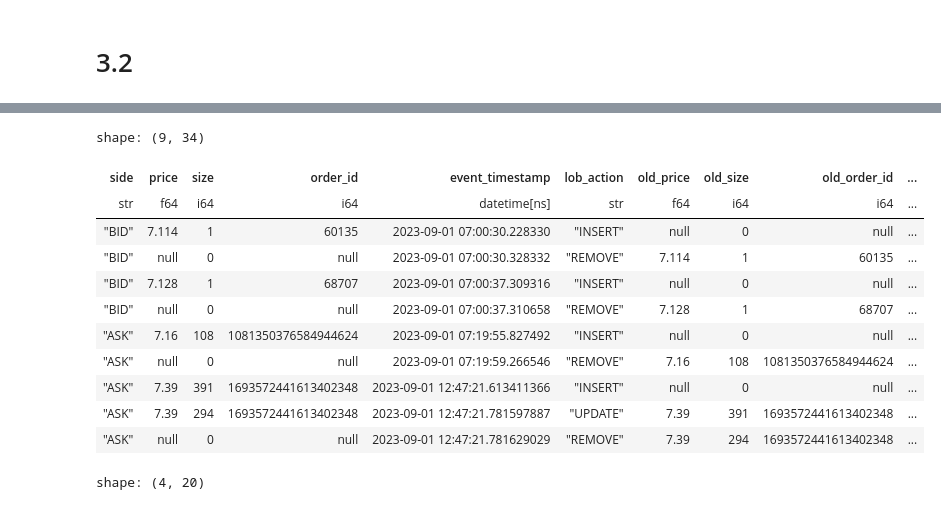
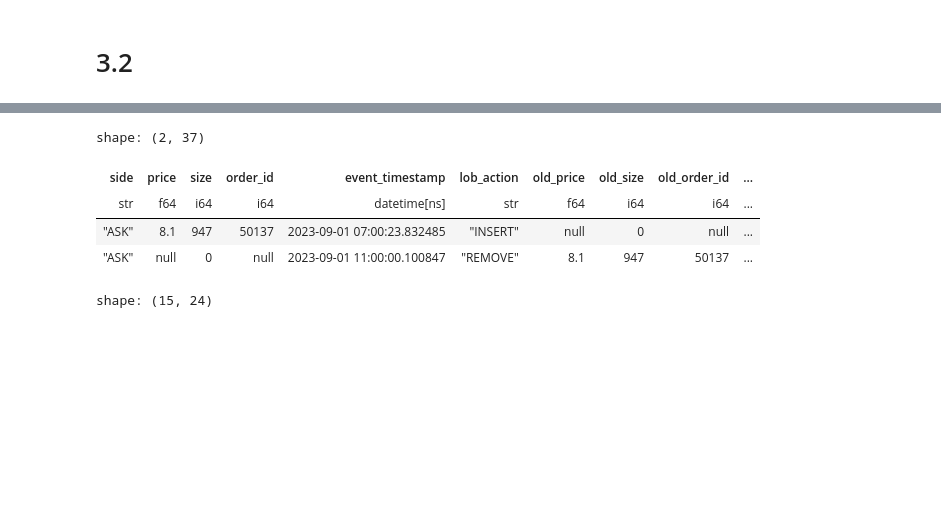
Before and after one commit to tsetsinaydenov/financial-data-science, a Jupyter notebook: main.ipynb, the cells around one changed output, grey strips where cells are left out. Saved outputs shown, nothing was run; the diff lists cells and outputs as text; code cells hidden in the pictures; blank space fills up the shorter version.

```diff
--- a/main.ipynb
+++ b/main.ipynb
@@ -338,29 +587,29 @@ shape: (10, 20)
 # %%
-test_ids = [68707, 60135, 1081350376584944624, 1693572441613402348] # [1693551612541526740, 1693551530008208487, 1693551623820260384]
+test_ids = [50137] # [1081350376584932672, 1428746]
+test_filter = pl.col("original_order_id").is_in(test_ids)
 
 quotes_inc_eu \
-    .filter(pl.col("original_order_id").is_in(test_ids)) \
+    .filter(test_filter) \
     .sort(by=[pl.col("original_order_id"), pl.col("event_timestamp")]) \
     .collect() \
-    .show(limit=10)
+    .show(limit=15)
 
 quotes_collapsed \
-    .filter(pl.col("original_order_id").is_in(test_ids)) \
+    .filter((pl.col("best_bid_price_at_insertion").is_null()) | (pl.col("best_ask_price_at_insertion").is_null())) \
     .collect() \
-    .show(limit=10)
+    # .show(limit=10)
+
+# test_filter3 = pl.col("size_at_insertion") < pl.col("execution_size") # pl.col("size_before_removal").is_between(pl.col("size_at_insertion"), pl.col("execution_size"), closed="none")
+# quotes_collapsed \
+#     .filter(test_filter3) \
+#     .collect() \
+#     .show(limit=10)
 # %% [output]
-shape: (9, 34)
+shape: (2, 37)
 | side | price | size | order_id | event_timestamp | lob_action | old_price | old_size | old_order_id | ... |
 | str | f64 | i64 | i64 | datetime[ns] | str | f64 | i64 | i64 | ... |
-| "BID" | 7.114 | 1 | 60135 | 2023-09-01 07:00:30.228330 | "INSERT" | null | 0 | null | ... |
-| "BID" | null | 0 | null | 2023-09-01 07:00:30.328332 | "REMOVE" | 7.114 | 1 | 60135 | ... |
-| "BID" | 7.128 | 1 | 68707 | 2023-09-01 07:00:37.309316 | "INSERT" | null | 0 | null | ... |
-| "BID" | null | 0 | null | 2023-09-01 07:00:37.310658 | "REMOVE" | 7.128 | 1 | 68707 | ... |
-| "ASK" | 7.16 | 108 | 1081350376584944624 | 2023-09-01 07:19:55.827492 | "INSERT" | null | 0 | null | ... |
-| "ASK" | null | 0 | null | 2023-09-01 07:19:59.266546 | "REMOVE" | 7.16 | 108 | 1081350376584944624 | ... |
-| "ASK" | 7.39 | 391 | 1693572441613402348 | 2023-09-01 12:47:21.613411366 | "INSERT" | null | 0 | null | ... |
-| "ASK" | 7.39 | 294 | 1693572441613402348 | 2023-09-01 12:47:21.781597887 | "UPDATE" | 7.39 | 391 | 1693572441613402348 | ... |
-| "ASK" | null | 0 | null | 2023-09-01 12:47:21.781629029 | "REMOVE" | 7.39 | 294 | 1693572441613402348 | ... |
+| "ASK" | 8.1 | 947 | 50137 | 2023-09-01 07:00:23.832485 | "INSERT" | null | 0 | null | ... |
+| "ASK" | null | 0 | null | 2023-09-01 11:00:00.100847 | "REMOVE" | 8.1 | 947 | 50137 | ... |
-shape: (4, 20)
+shape: (15, 24)
 | original_order_id | venue | insertion_date | removal_date | latest_event_timestamp | number_of_updates | ... |
 | i64 | str | datetime[ns] | datetime[ns] | datetime[ns] | u32 | ... |
```
Also changed, not shown: parts of 19 cells of this notebook, 1 other file.
